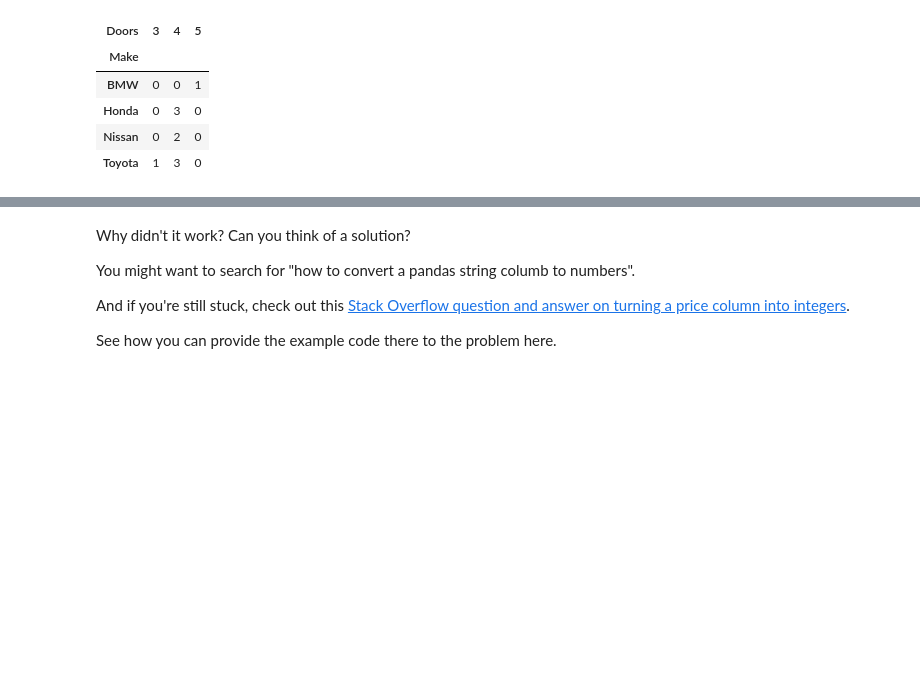
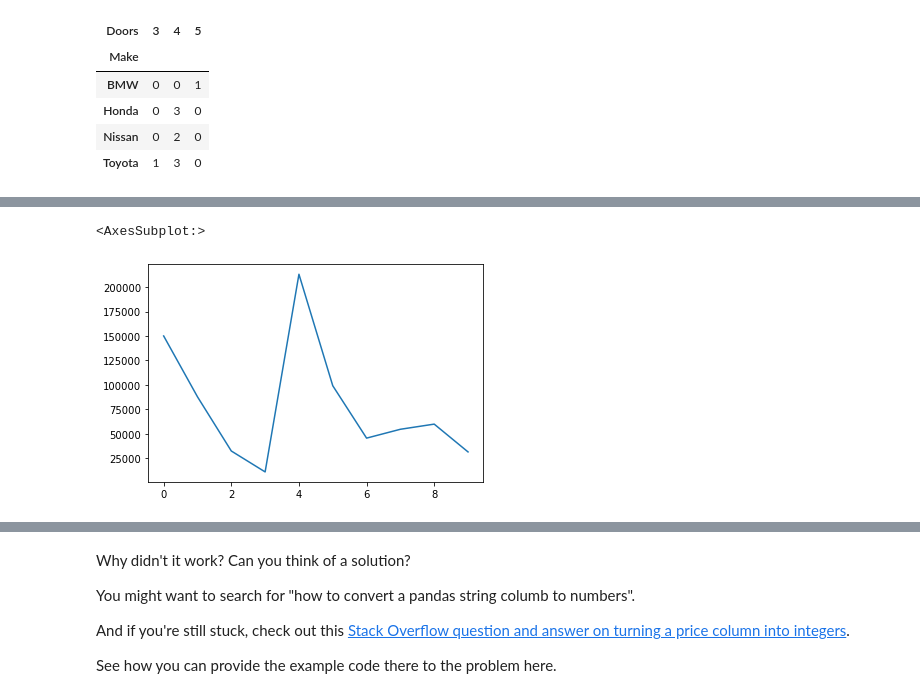
Before and after one commit to askvyas/Python-, a Jupyter notebook: Pandas/pandas-exercises.ipynb, the cells around one changed output, grey strips where cells are left out. Saved outputs shown, nothing was run; the diff lists cells and outputs as text; code cells hidden in the pictures; blank space fills up the shorter version.

```diff
--- a/Pandas/pandas-exercises.ipynb
+++ b/Pandas/pandas-exercises.ipynb
@@ -199,5 +207,11 @@ pd.crosstab(car_sales_df["Make"],car_sales_df["Doors"])
 # %%
 # Import Matplotlib and create a plot of the Odometer column
 # Don't forget to use %matplotlib inline
+%matplotlib inline
+import matplotlib.pyplot as plt
+car_sales_df["Odometer (KM)"].plot()
+# %% [output]
+<AxesSubplot:>
+[figure, added]
 # %%
 # Create a histogram of the Odometer column using hist()
```
Also changed, not shown: parts of 24 cells of this notebook.
